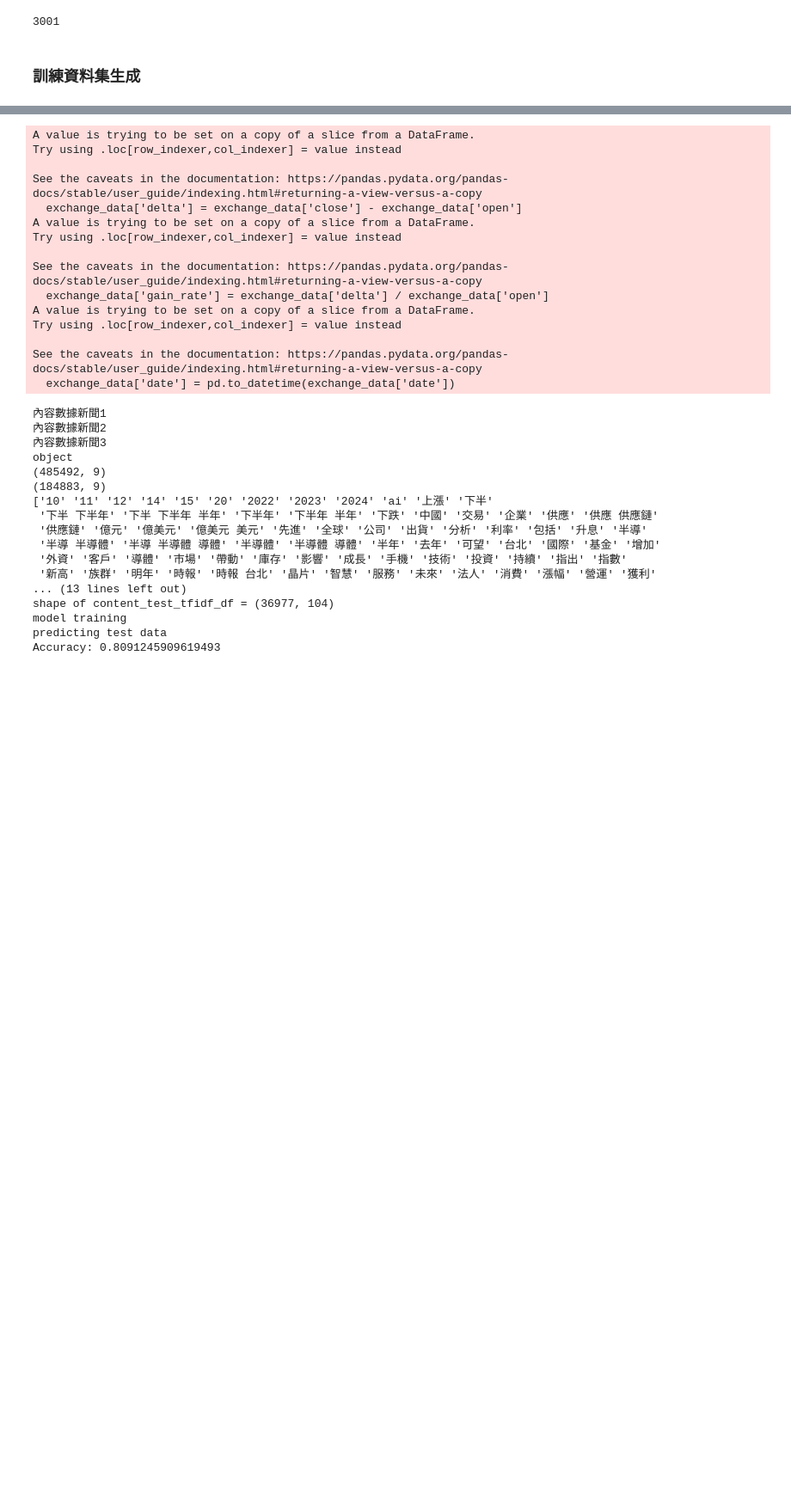
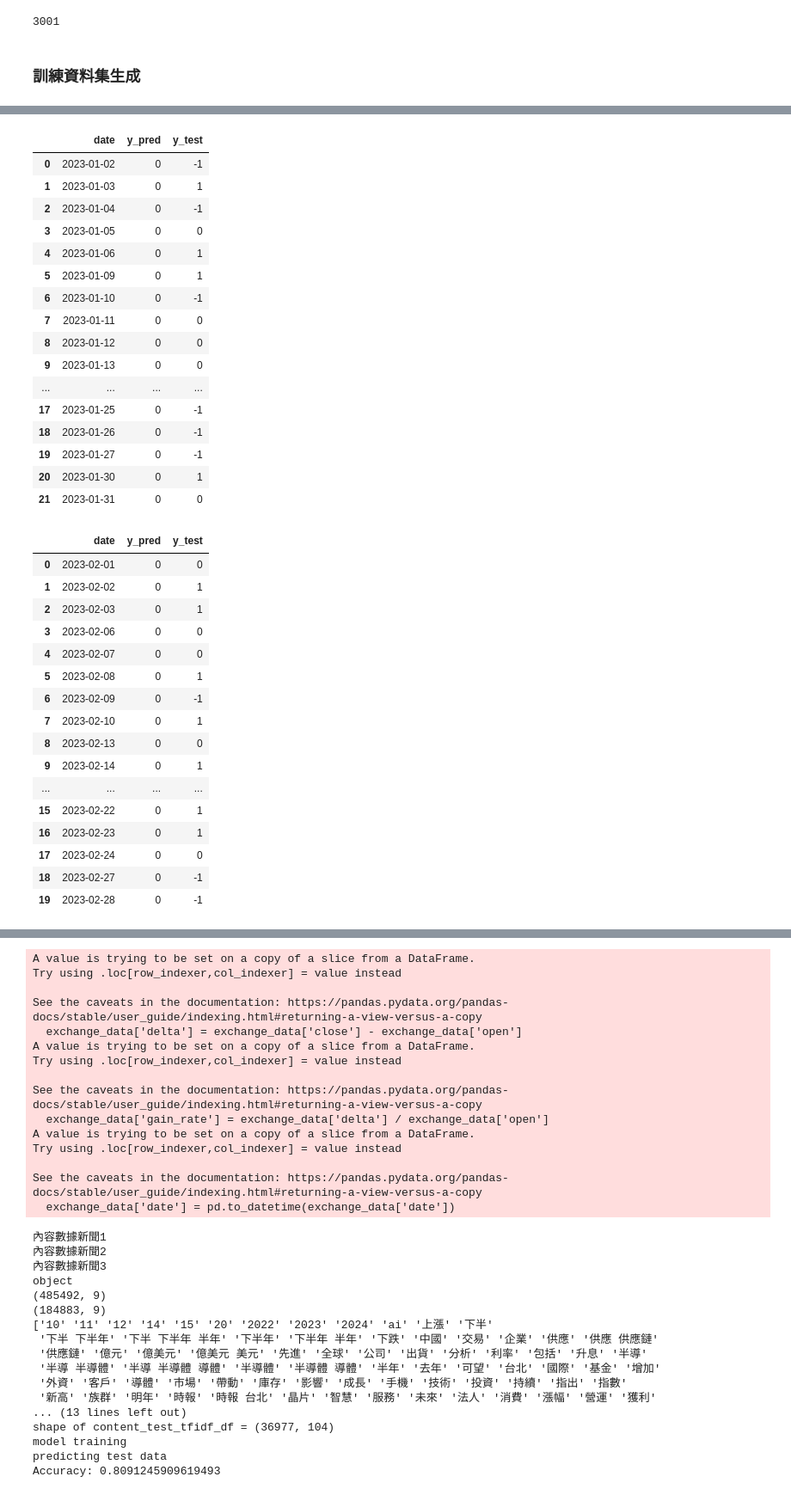
Before and after one commit to ruby0322/bda-midterm-project, a Jupyter notebook: no-bert/bda_midterm_project_4_v2.ipynb, the cells around one changed output, grey strips where cells are left out. Shown at 86% size. Saved outputs shown, nothing was run; the diff lists cells and outputs as text; code cells hidden in the pictures; blank space fills up the shorter version.

```diff
--- a/no-bert/bda_midterm_project_4_v2.ipynb
+++ b/no-bert/bda_midterm_project_4_v2.ipynb
@@ -409,16 +413,6 @@ content_data_source = ['內容數據新聞1', '內容數據新聞2']
 n_days_after = 5
 target_year=2023
 dataset = get_gain_rate_after_n_days(stock_data_source, content_data_source, stock_symbol, keywords, n_days_after)
-
-accuracy_list = []
-results_list = []
-filtered_df_list = []
-for target_month in range(5, 12):
-	accuracy, results, filtered_df = phase_3(dataset, target_year, target_month)
-	accuracy_list.append(accuracy)
-	results_list.append(results)
-	filtered_df_list.append(filtered_df)
-accuracy_list
 # %% [output]
 A value is trying to be set on a copy of a slice from a DataFrame.
 Try using .loc[row_indexer,col_indexer] = value instead
@@ -538,0 +775,38 @@ Accuracy: 0.8095843362089947
+# %%
+for month in results_list:
+    display(month)
+# %% [output]
+|  | date | y_pred | y_test |
+| 0 | 2023-01-02 | 0 | -1 |
+| 1 | 2023-01-03 | 0 | 1 |
+| 2 | 2023-01-04 | 0 | -1 |
+| 3 | 2023-01-05 | 0 | 0 |
+| 4 | 2023-01-06 | 0 | 1 |
+| 5 | 2023-01-09 | 0 | 1 |
+| 6 | 2023-01-10 | 0 | -1 |
+| 7 | 2023-01-11 | 0 | 0 |
+| 8 | 2023-01-12 | 0 | 0 |
+| 9 | 2023-01-13 | 0 | 0 |
+| ... | ... | ... | ... |
+| 17 | 2023-01-25 | 0 | -1 |
+| 18 | 2023-01-26 | 0 | -1 |
+| 19 | 2023-01-27 | 0 | -1 |
+| 20 | 2023-01-30 | 0 | 1 |
+| 21 | 2023-01-31 | 0 | 0 |
+|  | date | y_pred | y_test |
+| 0 | 2023-02-01 | 0 | 0 |
+| 1 | 2023-02-02 | 0 | 1 |
+| 2 | 2023-02-03 | 0 | 1 |
+| 3 | 2023-02-06 | 0 | 0 |
+| 4 | 2023-02-07 | 0 | 0 |
+| 5 | 2023-02-08 | 0 | 1 |
+| 6 | 2023-02-09 | 0 | -1 |
+| 7 | 2023-02-10 | 0 | 1 |
+| 8 | 2023-02-13 | 0 | 0 |
+| 9 | 2023-02-14 | 0 | 1 |
+| ... | ... | ... | ... |
+| 15 | 2023-02-22 | 0 | 1 |
+| 16 | 2023-02-23 | 0 | 1 |
+| 17 | 2023-02-24 | 0 | 0 |
+| 18 | 2023-02-27 | 0 | -1 |
+| 19 | 2023-02-28 | 0 | -1 |
```
Also changed, not shown: parts of 12 cells of this notebook.
